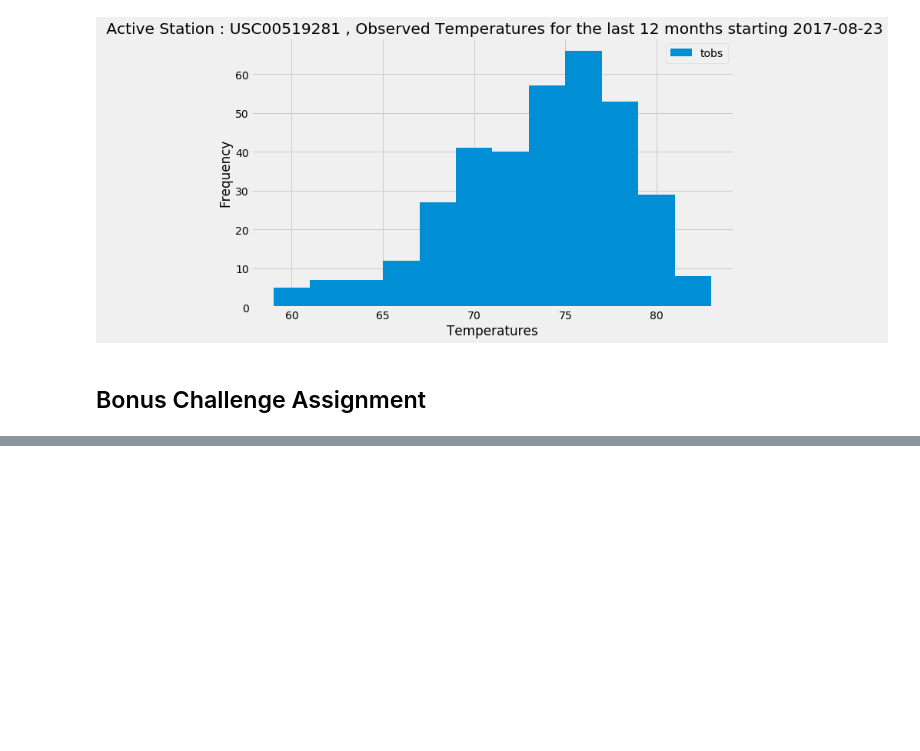
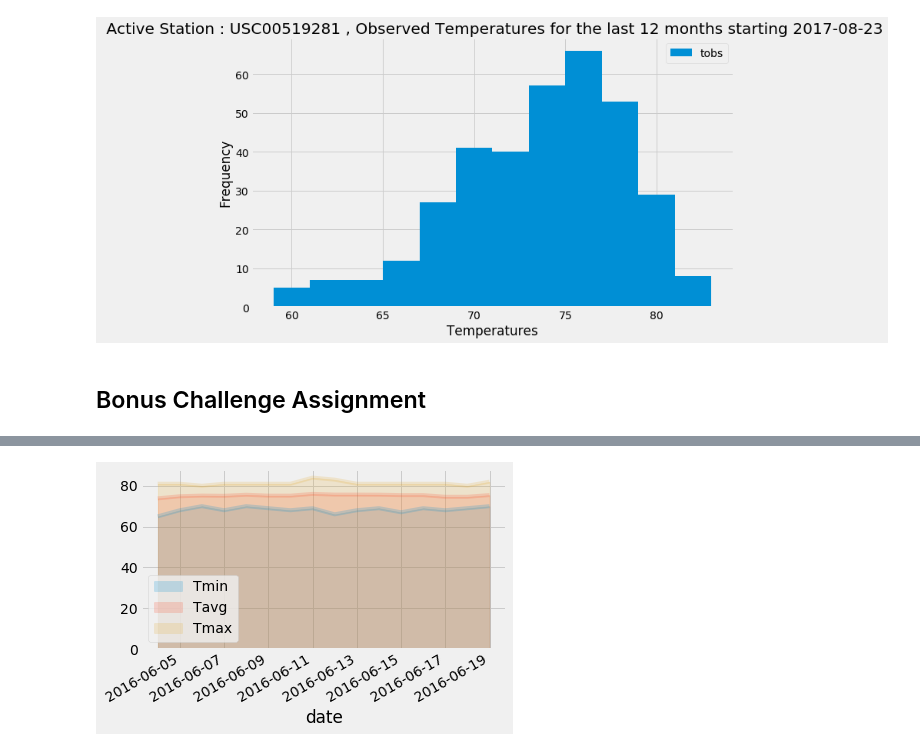
Before and after one commit to Soumya-Patil/Sqlalchemy-Challenge, a Jupyter notebook: surfs_up.ipynb, the cells around one changed output, grey strips where cells are left out. Drawn from its saved outputs; the diff is of its cells as text; code cells hidden in the pictures; blank space fills up the shorter version.

```diff
--- a/surfs_up.ipynb
+++ b/surfs_up.ipynb
@@ -194,3 +225,19 @@ NameError: name 'Measurement' is not defined
 # %%
 # Calculate the total amount of rainfall per weather station for your trip dates using the previous year's matching dates.
 # Sort this in descending order by precipitation amount and list the station, name, latitude, longitude, and elevation
+from pprint import pprint
+
+prev_tripStart = '2016-06-04'
+prev_tripEnd = '2016-06-19'
+
+sel = [station_obj.station, station_obj.name, station_obj.latitude,\
+      station_obj.longitude, station_obj.elevation, func.sum(measurement_obj.prcp)]
+
+results = session.query(*sel).\
+          filter(measurement_obj.station == station_obj.station).\
+          filter(measurement_obj.date >= prev_tripStart).\
+          filter(measurement_obj.date <= prev_tripEnd).\
+          group_by(station_obj.name).order_by(func.sum(measurement_obj.prcp).desc()).all()
+
+
+pprint(results)
@@ -209,7 +274,7 @@ def daily_normals(date):
 
     """
 
-    sel = [func.min(Measurement.tobs), func.avg(Measurement.tobs), func.max(Measurement.tobs)]
-    return session.query(*sel).filter(func.strftime("%m-%d", Measurement.date) == date).all()
+    sel = [func.min(measurement_obj.tobs), func.avg(measurement_obj.tobs), func.max(measurement_obj.tobs)]
+    return session.query(*sel).filter(func.strftime("%m-%d", measurement_obj.date) == date).all()
 
 daily_normals("01-01")
@@ -218,9 +285,18 @@ daily_normals("01-01")
 # push each tuple of calculations into a list called `normals`
 
 # Set the start and end date of the trip
+trip_start = '2016-06-04'
+trip_end = '2016-06-19'
 
 # Use the start and end date to create a range of dates
+trip_entire = pd.date_range(trip_start , trip_end , freq = 'D')
 
-# Stip off the year and save a list of %m-%d strings
+# Strip off the year and save a list of %m-%d strings
+trip_m_day = trip_entire.strftime('%m-%d')
 
 # Loop through the list of %m-%d strings and calculate the normals for each date
+normals = []
+for date in trip_m_day:
+    normals.append(*daily_normals(date))
+
+normals
@@ -227,2 +320,6 @@ daily_normals("01-01")
 # %%
 # Load the previous query results into a Pandas DataFrame and add the `trip_dates` range as the `date` index
+trip_normals = pd.DataFrame(normals,columns = ['Tmin','Tavg','Tmax'])
+trip_normals['date'] = trip_entire
+trip_normals.set_index(['date'],inplace = True)
+trip_normals
@@ -229,2 +345,6 @@ daily_normals("01-01")
 # %%
 # Plot the daily normals as an area plot with `stacked=False`
+trip_normals.plot(kind = 'area', stacked = False , x_compat = True , alpha = .2)
+plt.tight_layout()
+# %% [output]
+[figure, added]
```
Also changed, not shown: parts of 9 cells of this notebook.
